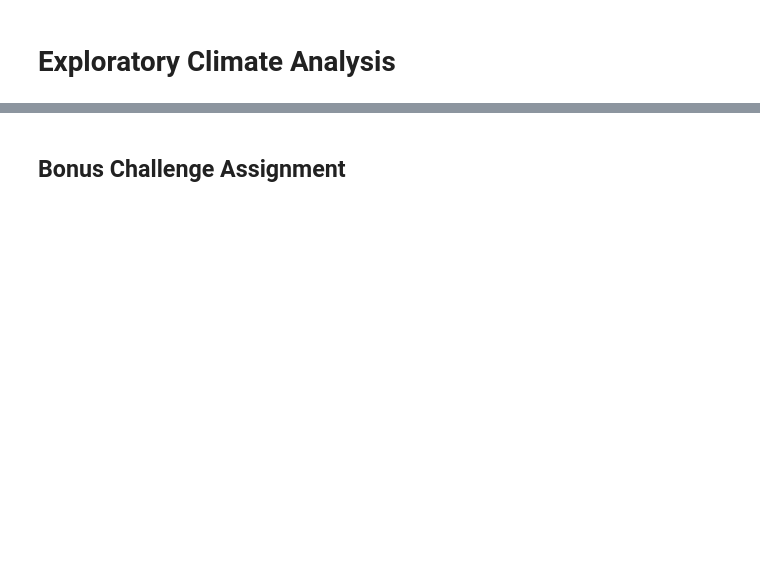
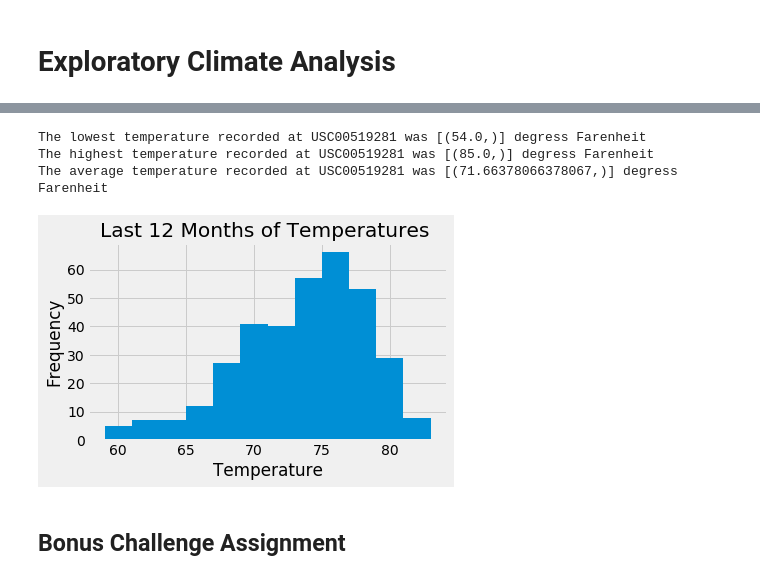
Before and after one commit to BRhoads1155/sqlalchemy-challenge, a Jupyter notebook: climate_starter.ipynb, the cells around one changed output, grey strips where cells are left out. Saved outputs shown, nothing was run; the diff lists cells and outputs as text; code cells hidden in the pictures; blank space fills up the shorter version.

```diff
--- a/climate_starter.ipynb
+++ b/climate_starter.ipynb
@@ -83,3 +128,46 @@ print(results)
+# %%
+# Using the station id from the previous query, calculate the lowest temperature recorded,
+# highest temperature recorded, and average temperature of the most active station?
+lowest_temp = session.query(func.min(Measurement.tobs)).\
+    filter(Measurement.station == "USC00519281").all()
+
+max_temp = session.query(func.max(Measurement.tobs)).\
+    filter(Measurement.station == "USC00519281").all()
+
+avg_temp = session.query(func.avg(Measurement.tobs)).\
+    filter(Measurement.station == "USC00519281").all()
+
+print(f"The lowest temperature recorded at USC00519281 was {lowest_temp} degress Farenheit")
+print(f"The highest temperature recorded at USC00519281 was {max_temp} degress Farenheit")
+print(f"The average temperature recorded at USC00519281 was {avg_temp} degress Farenheit")
+# %% [output]
+The lowest temperature recorded at USC00519281 was [(54.0,)] degress Farenheit
+The highest temperature recorded at USC00519281 was [(85.0,)] degress Farenheit
+The average temperature recorded at USC00519281 was [(71.66378066378067,)] degress Farenheit
+# %%
+# Choose the station with the highest number of temperature observations.
+# Query the last 12 months of temperature observation data for this station and plot the results as a histogram
+session.query(Measurement.date).order_by(Measurement.date.desc()).first()
+year_ago = dt.date(2017, 8, 23) - dt.timedelta(days=365)
+# Perform a query to retrieve the data and precipitation scores
+second_results = session.query(Measurement.date, Measurement.tobs).\
+    filter(Measurement.date >= year_ago).\
+        filter(Measurement.station == "USC00519281").all()
+
+# Save the query results as a Pandas DataFrame and set the index to the date column
+df = pd.DataFrame(second_results)
+
+# Sort the dataframe by date
+#sorted_df = df.sort_values('date')
+
+df.hist(bins=12)
+plt.title("Last 12 Months of Temperatures ")
+plt.ylabel("Frequency")
+plt.xlabel("Temperature")
+plt.tight_layout()
+plt.show()
+# %% [output]
+[figure, added]
 # %% [markdown]
 ## Bonus Challenge Assignment
 # %%
```
Also changed, not shown: parts of 8 cells of this notebook.
